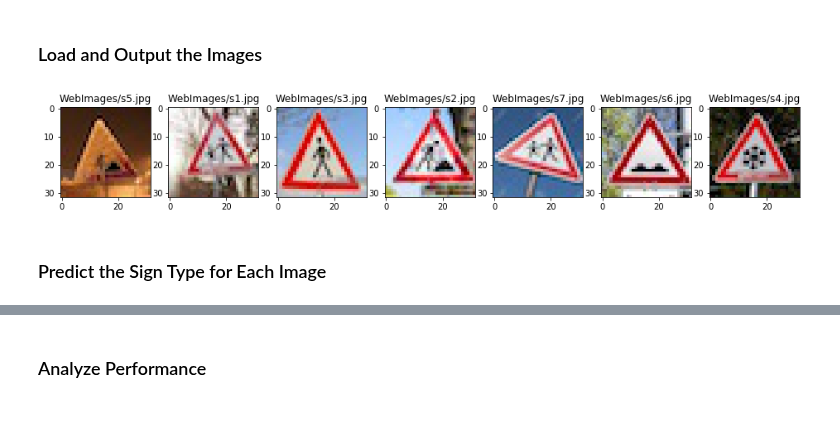
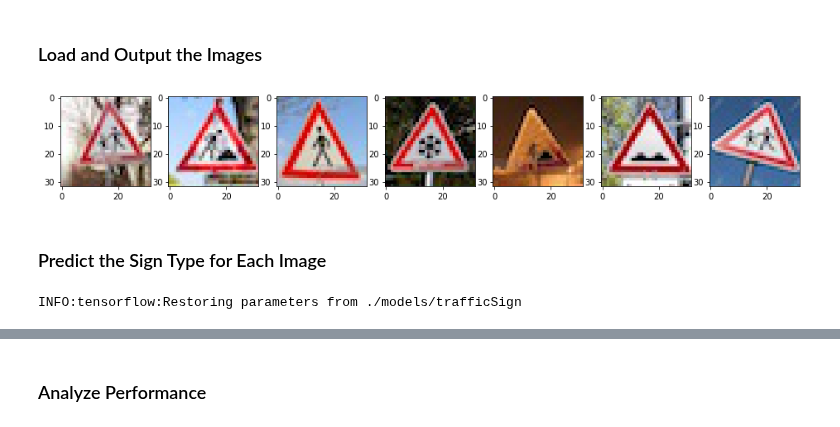
Before and after one commit to Guocheng99/CarND-TrafficSign-P2, a Jupyter notebook: Traffic_Sign_Classifier.ipynb, the cells around one changed output, grey strips where cells are left out. Cells and saved outputs as stored; diff of their text form; code cells hidden in the pictures.

Commit message:
web images

```diff
--- a/Traffic_Sign_Classifier.ipynb
+++ b/Traffic_Sign_Classifier.ipynb
@@ -489,22 +515,22 @@ You may find `signnames.csv` useful as it contains mappings from the class id (i
 # %%
 import numpy as np
 import cv2
 import os
 import matplotlib.pyplot as plt
 # Visualizations will be shown in the notebook.
 %matplotlib inline
 import glob
 import matplotlib.image as mpimg
 
 
 webImagesDir = 'WebImages'
 imageNames = glob.glob('WebImages/*.jpg')
 webImages = np.array([ mpimg.imread('./' + imgName ) for imgName in imageNames ])
 
 fig, axes = plt.subplots(ncols=len(webImages), figsize=(16, 8))
 for ax, image, imageName in zip(axes, webImages, imageNames):
     ax.imshow(image)
-    ax.set_title(imageName)
+    #ax.set_title(imageName)
 plt.show()
 # %% [output]
-[figure, old version]
+[figure, new version]
@@ -520,6 +543,24 @@ X_web = dataPreprocess(webImages,"Web Images")
 # %%
-with tf.Session() as sess:
-    saver.restore(sess, modelPath)
-    web_classes = sess.run(logits, feed_dict={x: X_web, keep1 : 1.0,keep2:1.0, keep3:1.0, keep4:1.0})
-    web_softmax = sess.run(tf.nn.softmax(logits), feed_dict={x: X_web, keep1:1.0,
+sess = tf.Session()
+
+modelPath = 'models/trafficSign'
+modelGraphFile = modelPath + '.meta'
+
+saver = tf.train.import_meta_graph(modelGraphFile)
+saver.restore(sess,tf.train.latest_checkpoint('./models/'))
+
+graph = tf.get_default_graph()
+x = graph.get_tensor_by_name("x:0")
+y = graph.get_tensor_by_name("y:0")
+keep1 = graph.get_tensor_by_name("keep1:0")
+keep2 = graph.get_tensor_by_name("keep2:0")
+keep3 = graph.get_tensor_by_name("keep3:0")
+keep4 = graph.get_tensor_by_name("keep4:0")
+logits = graph.get_tensor_by_name("logits:0")
+
+web_softmax = sess.run(tf.nn.softmax(logits), feed_dict={x: X_web, keep1:1.0,
                                                              keep2:1.0, keep3:1.0, keep4:1.0})
+
+predicts = sess.run(tf.nn.top_k(web_softmax, k=5, sorted=True))
+# %% [output]
+INFO:tensorflow:Restoring parameters from ./models/trafficSign
```
Also changed, not shown: parts of 26 cells of this notebook, 10 other files.
